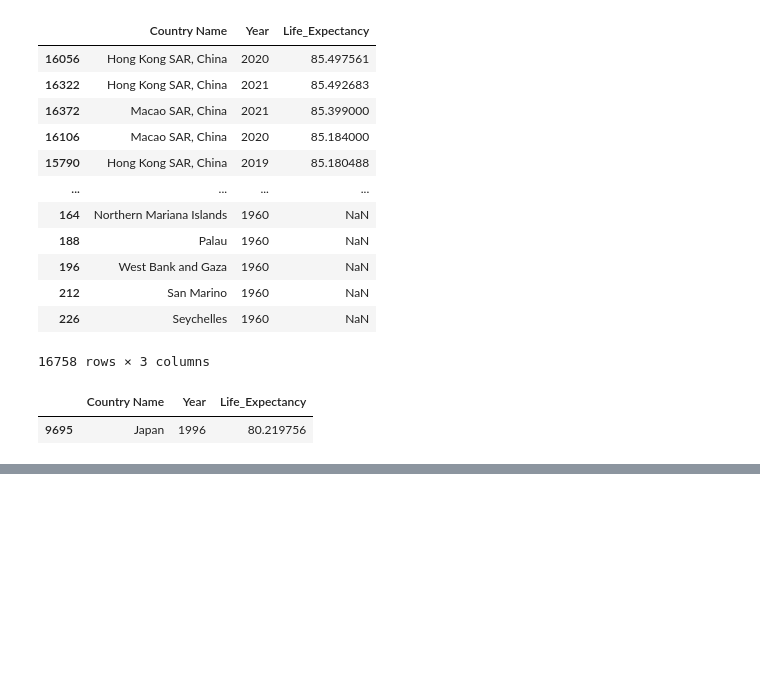
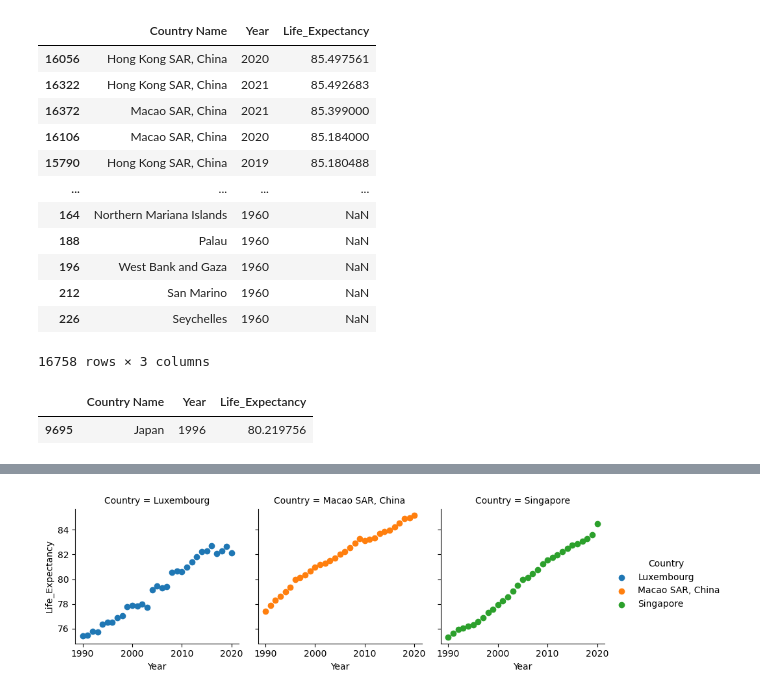
Before and after one commit to nss-data-science-cohort-7/un-exploration-michaeltatarjr, a Jupyter notebook: notebook/UN_Data_Exploration.ipynb, the cells around one changed output, grey strips where cells are left out. Drawn from its saved outputs; the diff is of its cells as text; code cells hidden in the pictures; blank space fills up the shorter version.

```diff
--- a/notebook/UN_Data_Exploration.ipynb
+++ b/notebook/UN_Data_Exploration.ipynb
@@ -703,2 +701,2 @@ life_expectancy[life_expectancy['Country'] == 'Afghanistan']
 # %%
-test_lf_gdp = gdp_df.merge(life_expectancy, how='inner', on=['Country', 'Year'])
+gdp_le = gdp_df.merge(life_expectancy, how='inner', on=['Country', 'Year'])
@@ -720,0 +755,4 @@ test_lf_gdp
+# %%
+countries_to_filter = ['Macao SAR, China', 'Luxembourg', 'Singapore']
+filtered_top3 = gdp_le[gdp_le['Country'].isin(countries_to_filter)]
+filtered_top3
@@ -720,0 +773,6 @@ test_lf_gdp
+# %%
+g = sns.FacetGrid(filtered_top3, col='Country', hue='Country', col_wrap=3);
+g.map(plt.scatter, 'Year', 'Life_Expectancy');
+g.add_legend();
+# %% [output]
+[figure, added]
```
Also changed, not shown: parts of 30 cells of this notebook, 1 other file.
